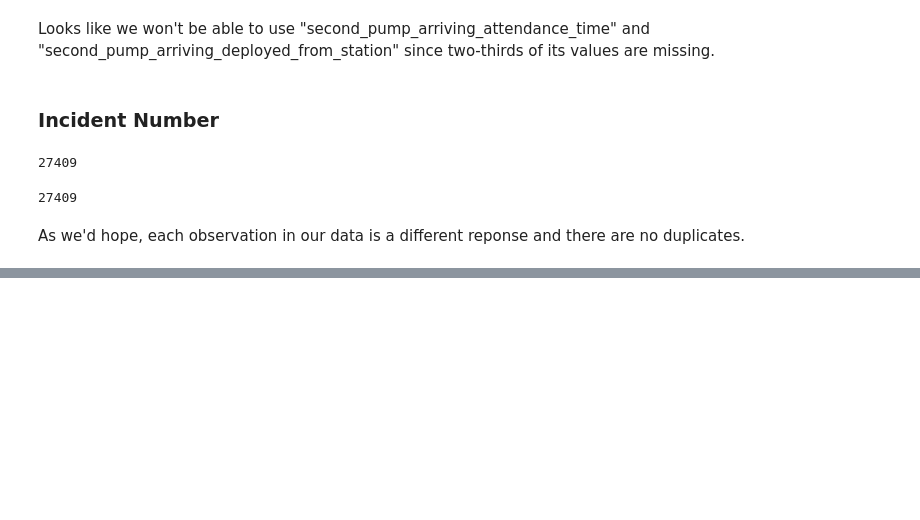
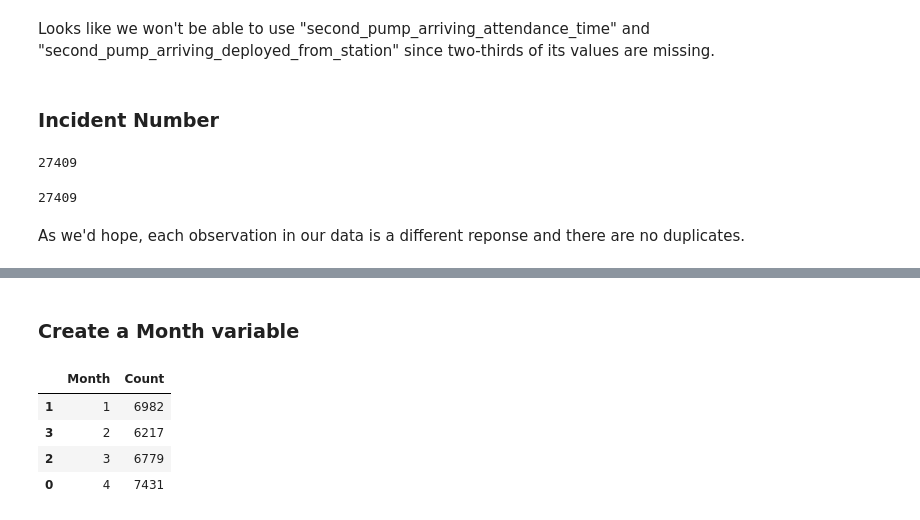
Before and after one commit to AustinYunker/London-Fire-Brigade, a Jupyter notebook: Data Cleaning.ipynb, the cells around one changed output, grey strips where cells are left out. Saved outputs shown, nothing was run; the diff lists cells and outputs as text; code cells hidden in the pictures; blank space fills up the shorter version.

```diff
--- a/Data Cleaning.ipynb
+++ b/Data Cleaning.ipynb
@@ -141,0 +177,2 @@ As we'd hope, each observation in our data is a different reponse and there are
+# %% [markdown]
+### Create a Month variable
@@ -141,0 +182,8 @@ As we'd hope, each observation in our data is a different reponse and there are
+# %%
+london_train["Month"].value_counts().reset_index().rename(columns={"index":"Month", "Month":"Count"}).sort_values(by="Month")
+# %% [output]
+|  | Month | Count |
+| 1 | 1 | 6982 |
+| 3 | 2 | 6217 |
+| 2 | 3 | 6779 |
+| 0 | 4 | 7431 |
```
Also changed, not shown: parts of 23 cells of this notebook.
